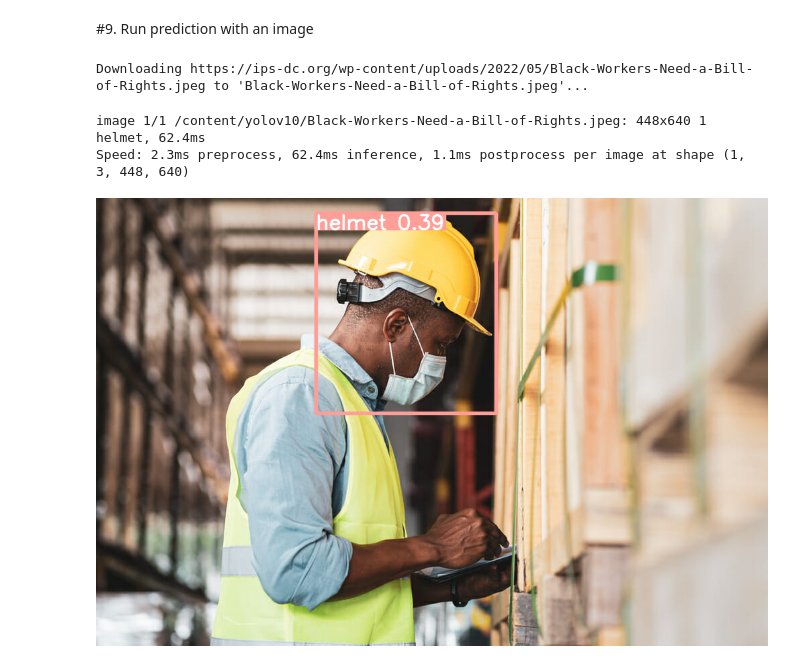
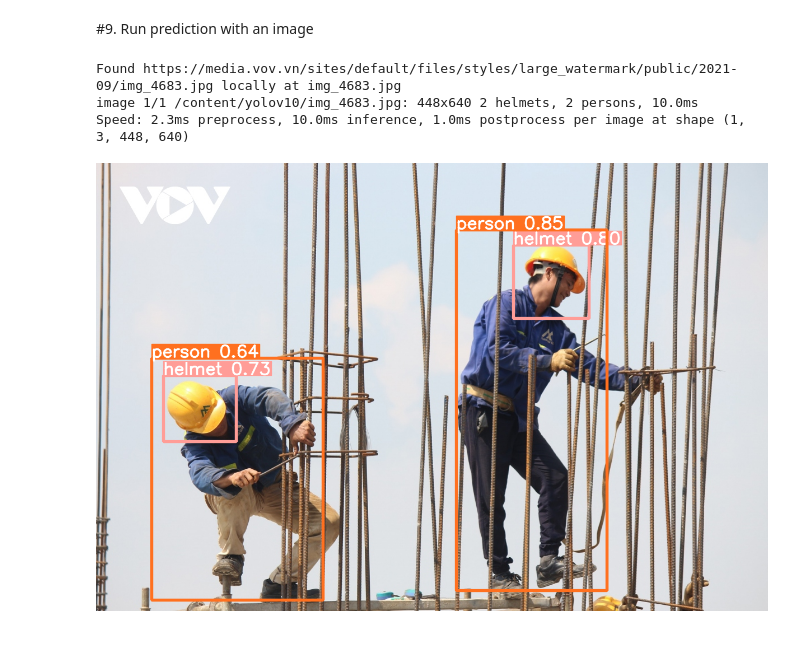
Before and after one commit to Michelia235/Helmet_Safety_Finetuning, a Jupyter notebook: Helmet_Safety_Finetuning.ipynb, the cells around one changed output. Drawn from its saved outputs; the diff is of its cells as text; code cells hidden in the pictures.

```diff
--- a/Helmet_Safety_Finetuning.ipynb
+++ b/Helmet_Safety_Finetuning.ipynb
@@ -205,19 +204,19 @@ locale.getpreferredencoding = lambda: "UTF-8"
 # %%
 from google.colab.patches import cv2_imshow
 
 TRAINED_MODEL_PATH = 'runs/detect/train/weights/best.pt'
 model = YOLOv10(TRAINED_MODEL_PATH)
 
-IMAGE_URL = 'https://ips-dc.org/wp-content/uploads/2022/05/Black-Workers-Need-a-Bill-of-Rights.jpeg'
+IMAGE_URL = 'https://media.vov.vn/sites/default/files/styles/large_watermark/public/2021-09/img_4683.jpg'
 CONF_THRESHOLD = 0.3
 results = model.predict(source=IMAGE_URL,
                        imgsz=IMG_SIZE,
                        conf=CONF_THRESHOLD)
 annotated_img = results[0].plot()
 
 cv2_imshow(annotated_img)
 # %% [output]
-Downloading https://ips-dc.org/wp-content/uploads/2022/05/Black-Workers-Need-a-Bill-of-Rights.jpeg to 'Black-Workers-Need-a-Bill-of-Rights.jpeg'...
+Found https://media.vov.vn/sites/default/files/styles/large_watermark/public/2021-09/img_4683.jpg locally at img_4683.jpg
+image 1/1 /content/yolov10/img_4683.jpg: 448x640 2 helmets, 2 persons, 10.0ms
+Speed: 2.3ms preprocess, 10.0ms inference, 1.0ms postprocess per image at shape (1, 3, 448, 640)
-image 1/1 /content/yolov10/Black-Workers-Need-a-Bill-of-Rights.jpeg: 448x640 1 helmet, 62.4ms
-Speed: 2.3ms preprocess, 62.4ms inference, 1.1ms postprocess per image at shape (1, 3, 448, 640)
-[figure, old version]
+[figure, new version]
```
Also changed, not shown: parts of 1 cell of this notebook.
